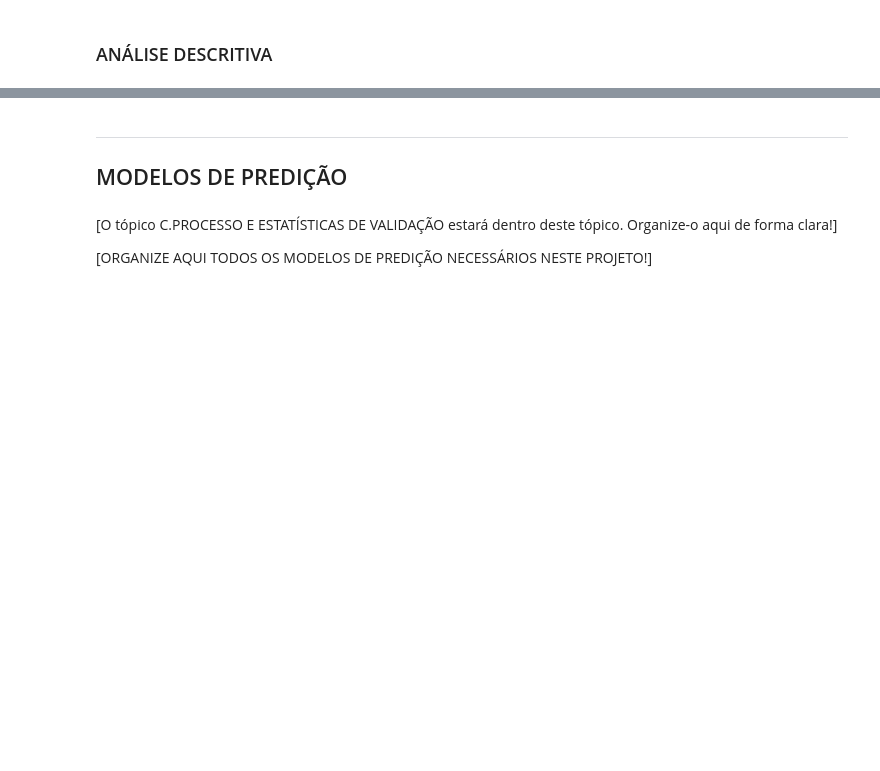
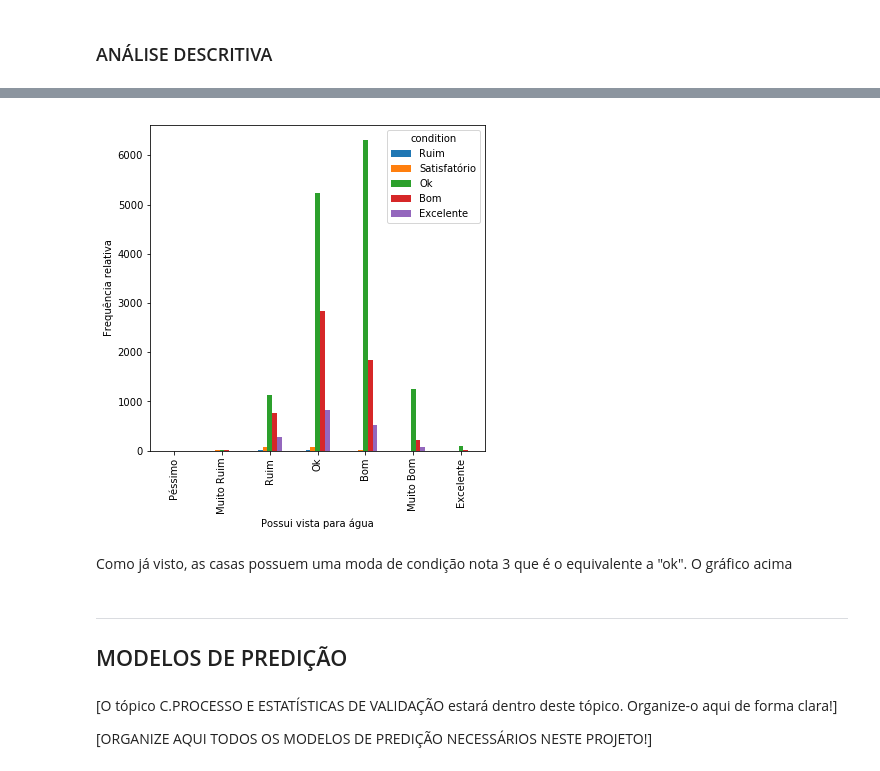
Before and after one commit to carlakim/PROJETO3, a Jupyter notebook: Projeto3 Layout.ipynb, the cells around one changed output, grey strips where cells are left out. Drawn from its saved outputs; the diff is of its cells as text; code cells hidden in the pictures; blank space fills up the shorter version.

```diff
--- a/Projeto3 Layout.ipynb
+++ b/Projeto3 Layout.ipynb
@@ -128,0 +258,4 @@ ct2
+# %%
+#crosstab entre a condição da codição e vista para água
+ct3 = pd.crosstab(dados['condition'], dados['grade'])
+ct3
@@ -129,3 +270,12 @@ ct2
+# %%
+ct3.T.plot(kind='bar',figsize=(6, 6))
+plt.ylabel('Frequência relativa')
+plt.xlabel('Possui vista para água')
+plt.show()
+# %% [output]
+[figure, added]
+# %% [markdown]
+Como já visto, as casas possuem uma moda de condição nota 3 que é o equivalente a "ok". O gráfico acima
 # %% [markdown]
 ___
 ## MODELOS DE PREDIÇÃO
```
Also changed, not shown: parts of 30 cells of this notebook.
